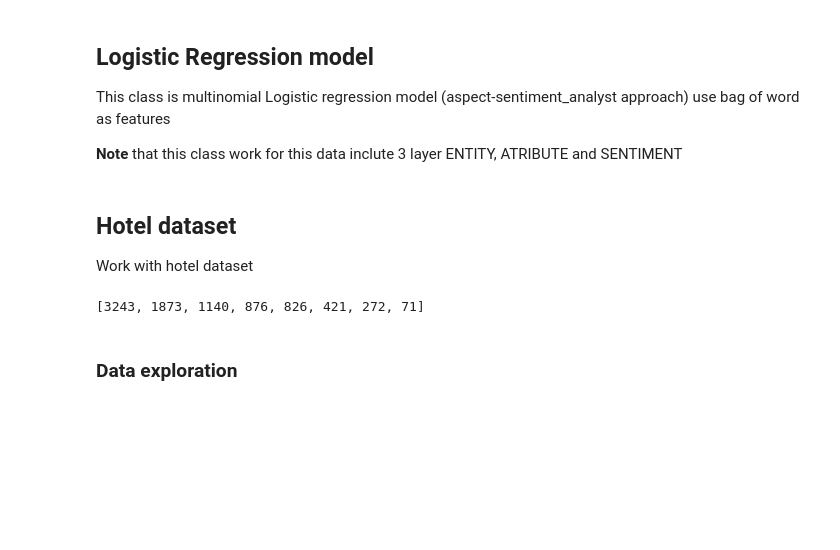
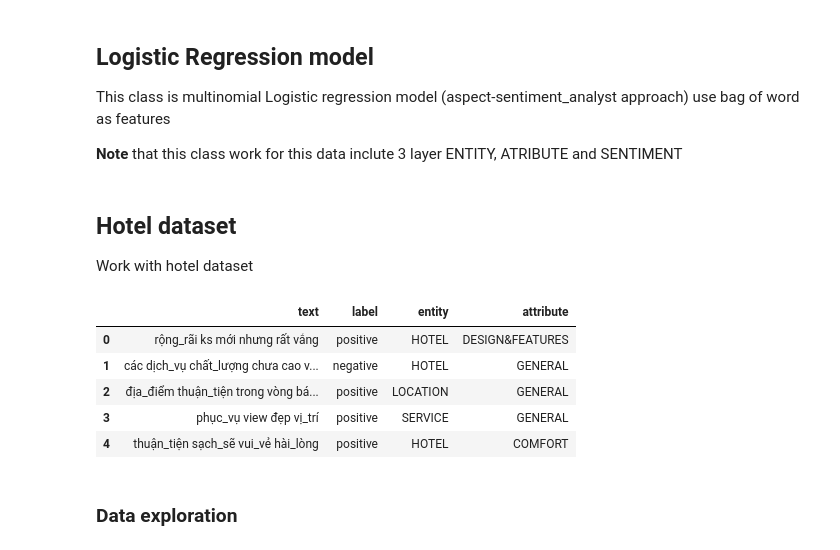
Before and after one commit to 4ursmile/Aspect-Sentiment-Analysis, a Jupyter notebook: Assignment_2-group_4-Logistic_Regression.ipynb, the cells around one changed output. Drawn from its saved outputs; the diff is of its cells as text; code cells hidden in the pictures; blank space fills up the shorter version.

```diff
--- a/Assignment_2-group_4-Logistic_Regression.ipynb
+++ b/Assignment_2-group_4-Logistic_Regression.ipynb
@@ -70,7 +70,11 @@ class Data_transformer:
             for line in lines:
                 line = line.strip()
                 if line.startswith('#'):
-                    pass
+                    try:
+                        index = int(line[1:])
+                        pass
+                    except:
+                        texts.append(line)
                 elif line.startswith('{') and line.endswith('}'):
                     pass
                 else:
@@ -95,7 +99,10 @@ class Data_transformer:
             for line in f:
                 line = line.strip()
                 if line.startswith('#'):
-                    index = int(line[1:])
+                    try:
+                        index = int(line[1:])
+                    except:
+                        texts = sent_tokenize(line)
                     pass
                 elif line.startswith('{') and line.endswith('}'):
                     aspects = re.findall(r'{(.+?),\s*(.+?)}', line)
@@ -249,12 +258,17 @@ class Aspect_logreg_model:
 Work with hotel dataset
 # %%
 data_trans = Data_transformer()
-df = data_trans.load_to_df('data_hotel_train.txt')
+data1 = data_trans.load_to_df('data_hotel_train.txt')
+data2 = data_trans.load_to_df('data_hotel_test.txt')
+df = pd.concat([data1,data2])
 df.head(5)
+# %% [output]
+|  | text | label | entity | attribute |
+| 0 | rộng_rãi ks mới nhưng rất vắng | positive | HOTEL | DESIGN&FEATURES |
+| 1 | các dịch_vụ chất_lượng chưa cao v... | negative | HOTEL | GENERAL |
+| 2 | địa_điểm thuận_tiện trong vòng bá... | positive | LOCATION | GENERAL |
+| 3 | phục_vụ view đẹp vị_trí | positive | SERVICE | GENERAL |
+| 4 | thuận_tiện sạch_sẽ vui_vẻ hài_lòng | positive | HOTEL | COMFORT |
-# %%
-df['attribute'].value_counts().to_list()
-# %% [output]
-[3243, 1873, 1140, 876, 826, 421, 272, 71]
 # %% [markdown]
 ### Data exploration
 # %%
```
Also changed, not shown: parts of 25 cells of this notebook.
